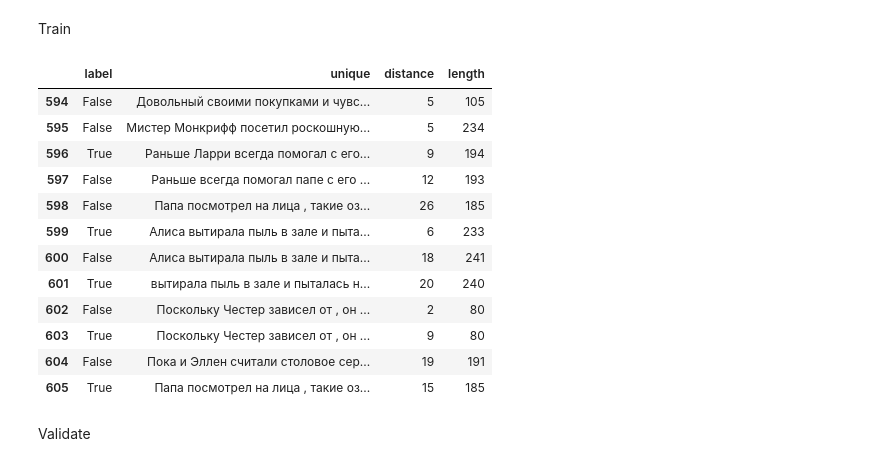
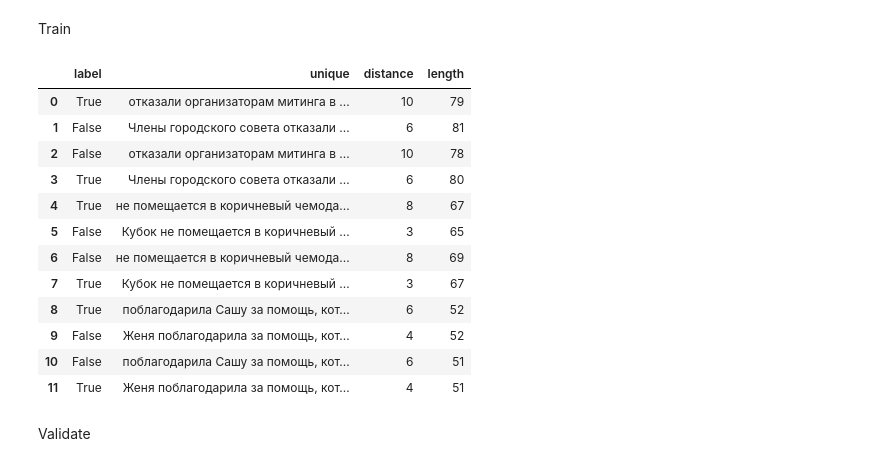
Before and after one commit to tatiana-iazykova/2020_HACK_RUSSIANSUPERGLUE, a Jupyter notebook: RSG_RWSD.ipynb, the cells around one changed output. Saved outputs shown, nothing was run; the diff lists cells and outputs as text; code cells hidden in the pictures.

```diff
--- a/RSG_RWSD.ipynb
+++ b/RSG_RWSD.ipynb
@@ -382,31 +387,30 @@ Train
 # %%
 def unique(row):
     string = row.text.replace(row['target.span1_text'],'')
     string.replace(row['target.span2_text'],'')
-    string.replace(",",'')
     return string
 
 def distance(row):
     return row['target.span2_index'] - row['target.span1_index']
 
 df['unique'] = df.apply(unique, axis=1)
 df['distance'] = df[['target.span1_index', 'target.span2_index']].apply(distance, axis=1)
 df['length'] = df['unique'].apply(len)
-df[['label', 'unique', 'distance', 'length']].tail(12)
+df[['label', 'unique', 'distance', 'length']].head(12)
 # %% [output]
 |  | label | unique | distance | length |
-| 594 | False | Довольный своими покупками и чувс... | 5 | 105 |
-| 595 | False | Мистер Монкрифф посетил роскошную... | 5 | 234 |
-| 596 | True | Раньше Ларри всегда помогал с его... | 9 | 194 |
-| 597 | False | Раньше всегда помогал папе с его ... | 12 | 193 |
-| 598 | False | Папа посмотрел на лица , такие оз... | 26 | 185 |
-| 599 | True | Алиса вытирала пыль в зале и пыта... | 6 | 233 |
-| 600 | False | Алиса вытирала пыль в зале и пыта... | 18 | 241 |
-| 601 | True | вытирала пыль в зале и пыталась н... | 20 | 240 |
-| 602 | False | Поскольку Честер зависел от , он ... | 2 | 80 |
-| 603 | True | Поскольку Честер зависел от , он ... | 9 | 80 |
-| 604 | False | Пока и Эллен считали столовое сер... | 19 | 191 |
-| 605 | True | Папа посмотрел на лица , такие оз... | 15 | 185 |
+| 0 | True | отказали организаторам митинга в ... | 10 | 79 |
+| 1 | False | Члены городского совета отказали ... | 6 | 81 |
+| 2 | False | отказали организаторам митинга в ... | 10 | 78 |
+| 3 | True | Члены городского совета отказали ... | 6 | 80 |
+| 4 | True | не помещается в коричневый чемода... | 8 | 67 |
+| 5 | False | Кубок не помещается в коричневый ... | 3 | 65 |
+| 6 | False | не помещается в коричневый чемода... | 8 | 69 |
+| 7 | True | Кубок не помещается в коричневый ... | 3 | 67 |
+| 8 | True | поблагодарила Сашу за помощь, кот... | 6 | 52 |
+| 9 | False | Женя поблагодарила за помощь, кот... | 4 | 52 |
+| 10 | False | поблагодарила Сашу за помощь, кот... | 6 | 51 |
+| 11 | True | Женя поблагодарила за помощь, кот... | 4 | 51 |
 # %% [markdown]
 Validate
 # %%
```
Also changed, not shown: parts of 9 cells of this notebook.
